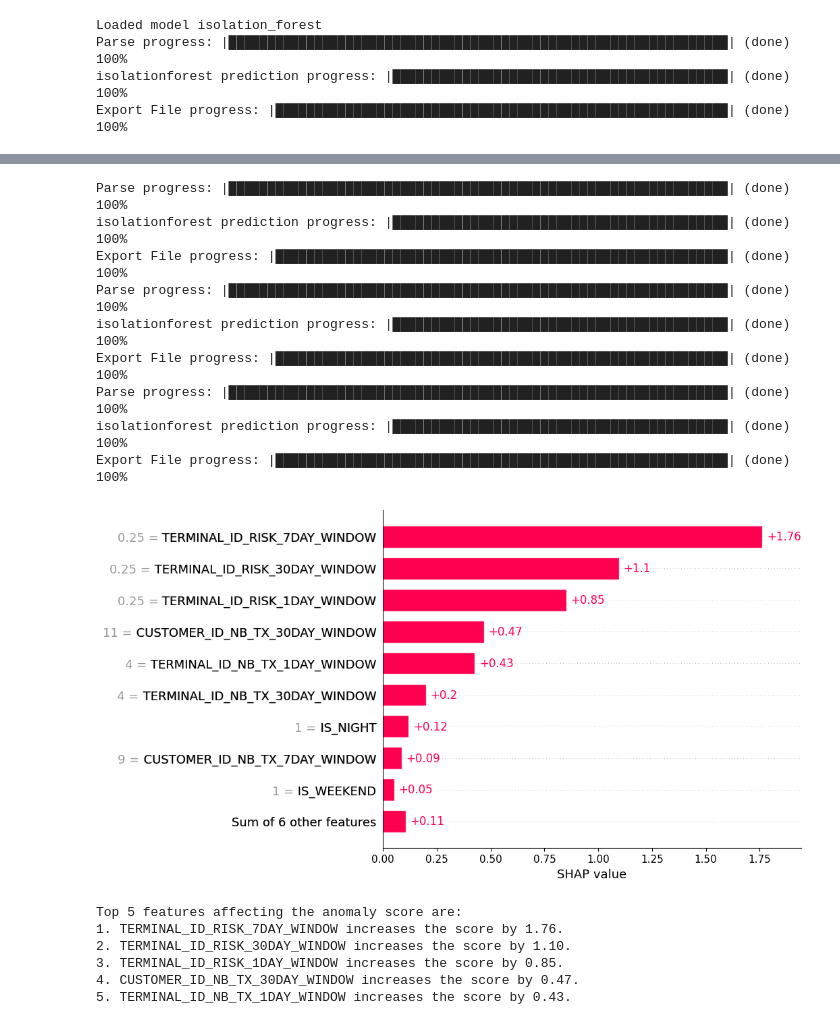
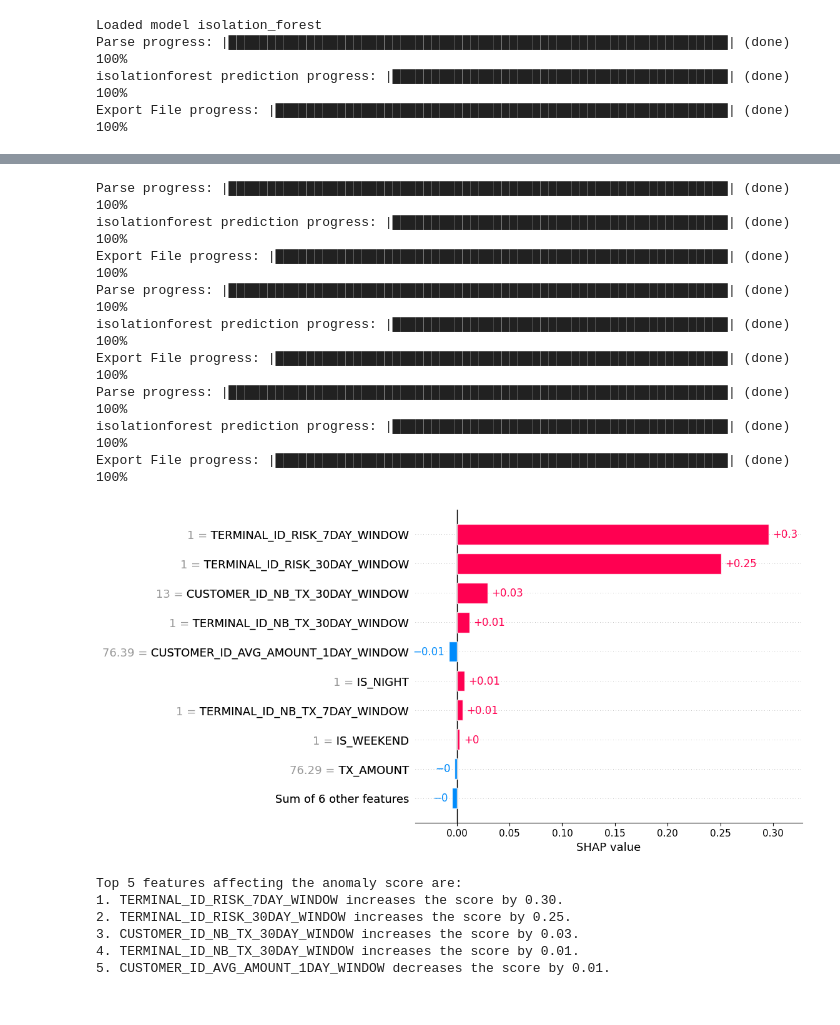
Before and after one commit to itsmariodias/anomaly-and-forecasting-project, a Jupyter notebook: inference.ipynb, the cells around one changed output, grey strips where cells are left out. Cells and saved outputs as stored; diff of their text form; code cells hidden in the pictures.

```diff
--- a/inference.ipynb
+++ b/inference.ipynb
@@ -48,7 +51,7 @@ elif model_name == "svm":
     model, background_data, model_parameters = utils.load_model(
         model_name, C.MODEL_DIR, is_h2o=False
     )
-    soft_anomaly, hard_anomaly = evaluate.get_svm_predictions(
+    predictions = evaluate.get_svm_predictions(
         model, data, model_parameters["feature_names"]
     )
 elif model_name == "auto_encoder":
@@ -58,6 +61,7 @@ elif model_name == "auto_encoder":
     predictions = evaluate.get_autoencoder_predictions(
         model, data, model_parameters["feature_names"]
     )
+
 soft_anomaly, hard_anomaly = evaluate.classify_anomaly(
     predictions[model_parameters["output_name"]],
     model_parameters["soft_threshold"],
@@ -91,47 +95,48 @@ data[data["softAnomaly"] == 1]
 # %%
 # Explain Anomaly using SHAP
+# TODO check if SHAP correctly explains the reason for anomaly for fraud cases
 h2o_wrapper = evaluate.H2OProbWrapper(model, model_parameters["feature_names"], model_parameters["output_name"])
 
 predict_func = None
 if model_name == "isolation_forest":
     predict_func = h2o_wrapper.predict_anomaly_score
 elif model_name == "kmeans":
     predict_func = h2o_wrapper.predict_kmeans_distance
 elif model_name == "lof":
     predict_func = h2o_wrapper.predict_lof_score
 elif model_name == "svm":
     predict_func = h2o_wrapper.predict_svm_class
 elif model_name == "auto_encoder":
     predict_func = h2o_wrapper.predict_reconstruction_error
 
 shap_values = explain.explain_shap(
     data,
-    9,
+    138,
     predict_func,
     background_data,
     model_parameters,
 )
 # %% [output]
 Parse progress: |████████████████████████████████████████████████████████████████| (done) 100%
 isolationforest prediction progress: |███████████████████████████████████████████| (done) 100%
 Export File progress: |██████████████████████████████████████████████████████████| (done) 100%
 Parse progress: |████████████████████████████████████████████████████████████████| (done) 100%
 isolationforest prediction progress: |███████████████████████████████████████████| (done) 100%
 Export File progress: |██████████████████████████████████████████████████████████| (done) 100%
 Parse progress: |████████████████████████████████████████████████████████████████| (done) 100%
 isolationforest prediction progress: |███████████████████████████████████████████| (done) 100%
 Export File progress: |██████████████████████████████████████████████████████████| (done) 100%
-[figure, old version]
+[figure, new version]
 # %%
 # Commentary Generation
 print(evaluate.generate_commentary(shap_values, model_parameters["feature_names"], 5))
 # %% [output]
 Top 5 features affecting the anomaly score are:
-1. TERMINAL_ID_RISK_7DAY_WINDOW increases the score by 1.76.
-2. TERMINAL_ID_RISK_30DAY_WINDOW increases the score by 1.10.
-3. TERMINAL_ID_RISK_1DAY_WINDOW increases the score by 0.85.
-4. CUSTOMER_ID_NB_TX_30DAY_WINDOW increases the score by 0.47.
-5. TERMINAL_ID_NB_TX_1DAY_WINDOW increases the score by 0.43.
+1. TERMINAL_ID_RISK_7DAY_WINDOW increases the score by 0.30.
+2. TERMINAL_ID_RISK_30DAY_WINDOW increases the score by 0.25.
+3. CUSTOMER_ID_NB_TX_30DAY_WINDOW increases the score by 0.03.
+4. TERMINAL_ID_NB_TX_30DAY_WINDOW increases the score by 0.01.
+5. CUSTOMER_ID_AVG_AMOUNT_1DAY_WINDOW decreases the score by 0.01.
 # %%
 # Shutdown H2O
 h2o.cluster().shutdown()
```
Also changed, not shown: parts of 2 cells of this notebook, 8 other files.
